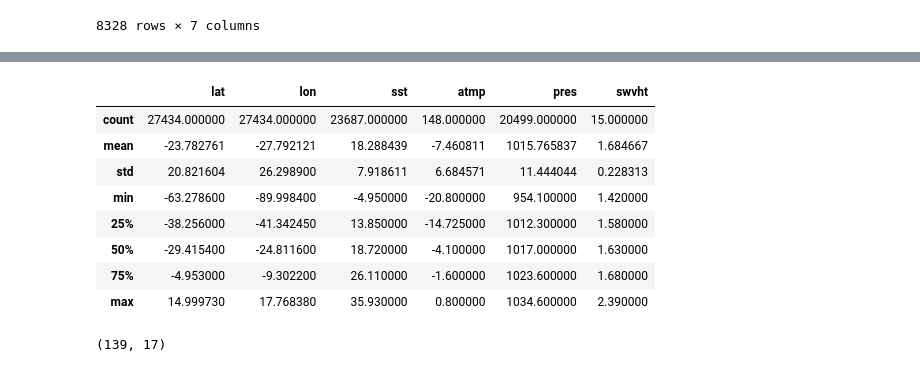
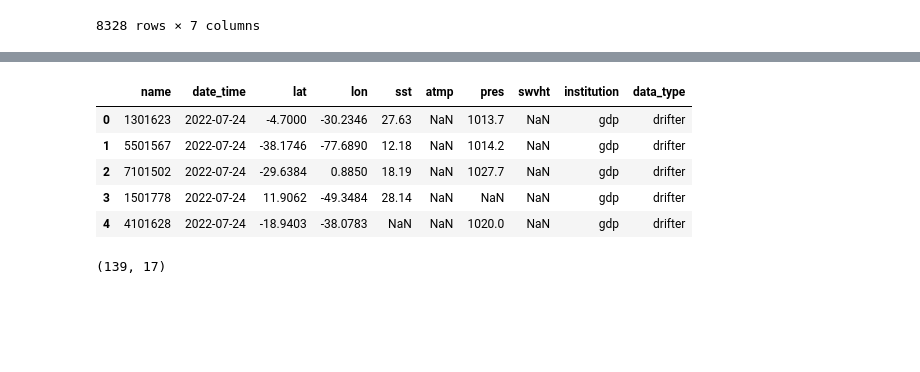
Before and after one commit to soutobias/oceanoobsbrasil, a Jupyter notebook: notebooks/drifters_gdp.ipynb, the cells around one changed output, grey strips where cells are left out. Cells and saved outputs as stored; diff of their text form; code cells hidden in the pictures; blank space fills up the shorter version.

```diff
--- a/notebooks/drifters_gdp.ipynb
+++ b/notebooks/drifters_gdp.ipynb
@@ -69,17 +73,14 @@ d.get()
 d = Drifter()
 d.get()
 # %%
-d.result.describe()
+d.result.head()
 # %% [output]
-|  | lat | lon | sst | atmp | pres | swvht |
-| count | 27434.000000 | 27434.000000 | 23687.000000 | 148.000000 | 20499.000000 | 15.000000 |
-| mean | -23.782761 | -27.792121 | 18.288439 | -7.460811 | 1015.765837 | 1.684667 |
-| std | 20.821604 | 26.298900 | 7.918611 | 6.684571 | 11.444044 | 0.228313 |
-| min | -63.278600 | -89.998400 | -4.950000 | -20.800000 | 954.100000 | 1.420000 |
-| 25% | -38.256000 | -41.342450 | 13.850000 | -14.725000 | 1012.300000 | 1.580000 |
-| 50% | -29.415400 | -24.811600 | 18.720000 | -4.100000 | 1017.000000 | 1.630000 |
-| 75% | -4.953000 | -9.302200 | 26.110000 | -1.600000 | 1023.600000 | 1.680000 |
-| max | 14.999730 | 17.768380 | 35.930000 | 0.800000 | 1034.600000 | 2.390000 |
+|  | name | date_time | lat | lon | sst | atmp | pres | swvht | institution | data_type |
+| 0 | 1301623 | 2022-07-24 | -4.7000 | -30.2346 | 27.63 | NaN | 1013.7 | NaN | gdp | drifter |
+| 1 | 5501567 | 2022-07-24 | -38.1746 | -77.6890 | 12.18 | NaN | 1014.2 | NaN | gdp | drifter |
+| 2 | 7101502 | 2022-07-24 | -29.6384 | 0.8850 | 18.19 | NaN | 1027.7 | NaN | gdp | drifter |
+| 3 | 1501778 | 2022-07-24 | 11.9062 | -49.3484 | 28.14 | NaN | NaN | NaN | gdp | drifter |
+| 4 | 4101628 | 2022-07-24 | -18.9403 | -38.0783 | NaN | NaN | 1020.0 | NaN | gdp | drifter |
 # %%
 db = Getdata()
 df = db.get(table='data_no_stations', institution=['in', ['ndbc']], date_time=['>', '2021-09-12'])
```
Also changed, not shown: parts of 1 cell of this notebook, 7 other files.
